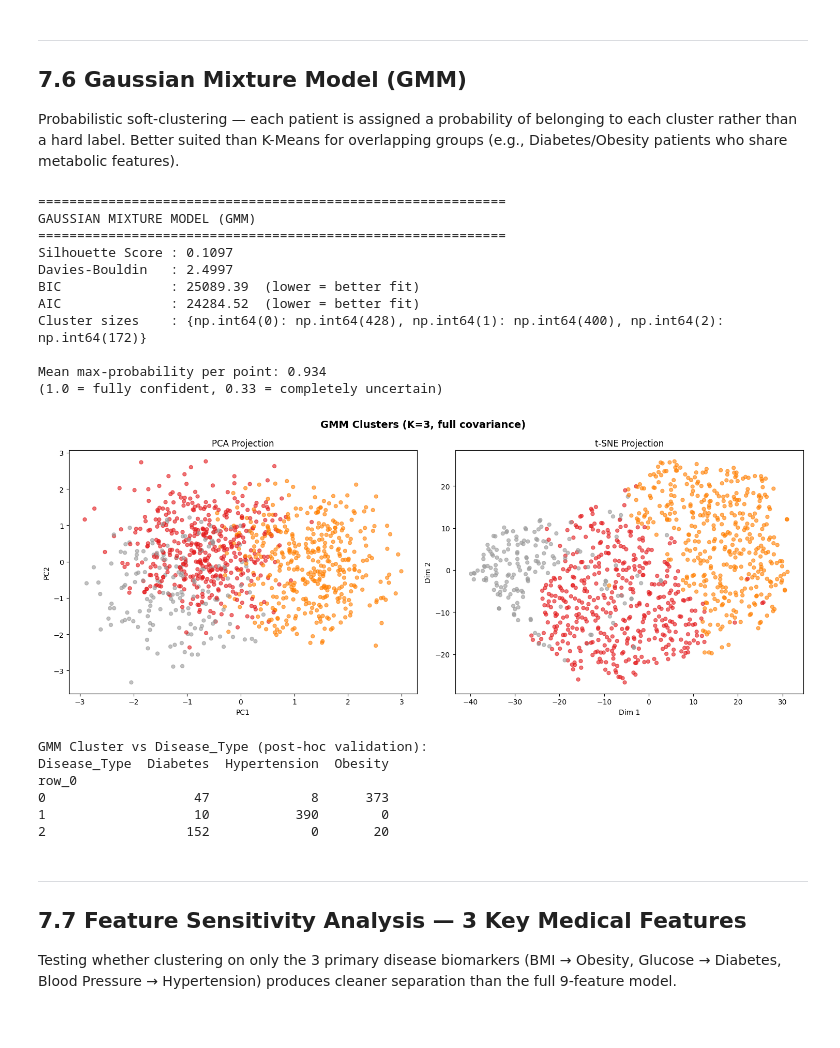
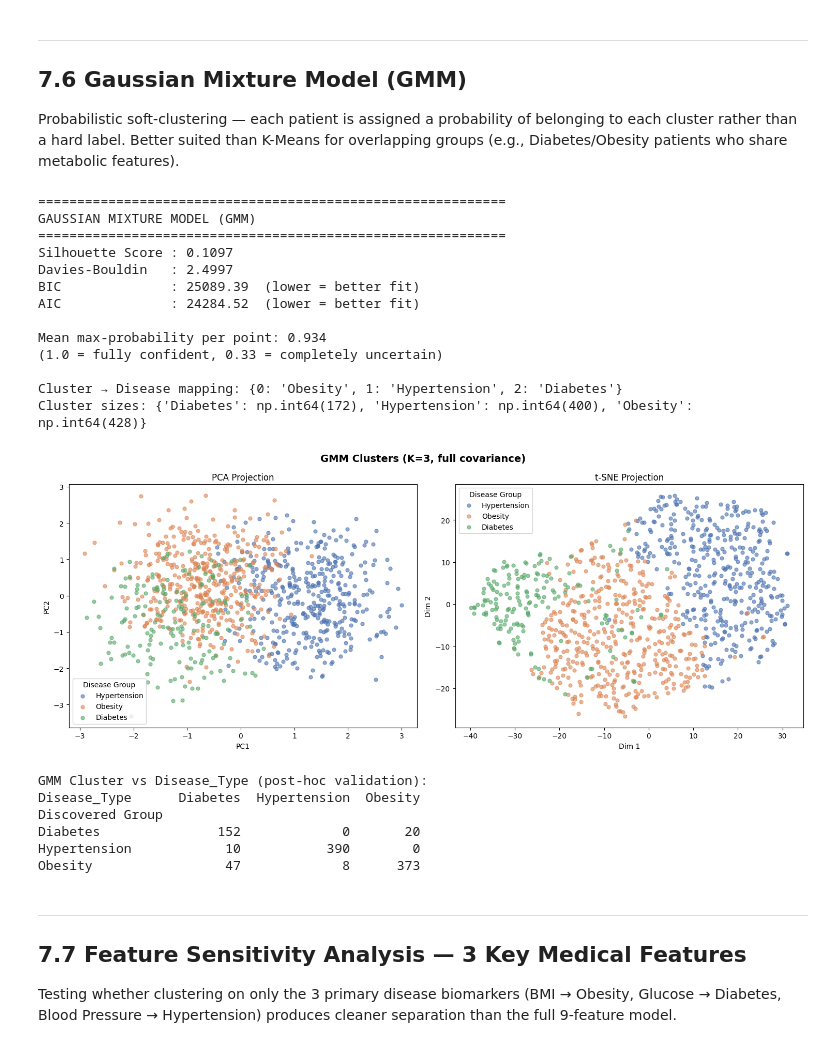
Before and after one commit to Fahad-Nawar/Dietary-analysis, a Jupyter notebook: dietary_analysis.ipynb, the cells around one changed output. Cells and saved outputs as stored; diff of their text form; code cells hidden in the pictures.

```diff
--- a/dietary_analysis.ipynb
+++ b/dietary_analysis.ipynb
@@ -500,52 +524,63 @@ dbi_gmm = davies_bouldin_score(X_scaled, gmm_labels)
 print(f"Silhouette Score : {sil_gmm:.4f}")
 print(f"Davies-Bouldin   : {dbi_gmm:.4f}")
 print(f"BIC              : {gmm.bic(X_scaled):.2f}  (lower = better fit)")
 print(f"AIC              : {gmm.aic(X_scaled):.2f}  (lower = better fit)")
-print(f"Cluster sizes    : {dict(zip(*np.unique(gmm_labels, return_counts=True)))}")
 
-# Probabilities — how confident is the model?
 probs = gmm.predict_proba(X_scaled)
 print(f"\nMean max-probability per point: {probs.max(axis=1).mean():.3f}")
 print("(1.0 = fully confident, 0.33 = completely uncertain)")
 
-# Visualize
+# Map cluster numbers → disease names
+ct_gmm   = pd.crosstab(gmm_labels, labels_disease)
+gmm_map  = {c: ct_gmm.loc[c].idxmax() for c in ct_gmm.index}
+gmm_named = pd.Series(gmm_labels).map(gmm_map).values
+print(f"\nCluster → Disease mapping: {gmm_map}")
+print(f"Cluster sizes: {dict(zip(*np.unique(gmm_named, return_counts=True)))}")
+
+disease_colors = {"Hypertension": "#4C72B0", "Obesity": "#DD8452", "Diabetes": "#55A868"}
+
 fig, axes = plt.subplots(1, 2, figsize=(15, 6))
 fig.suptitle(f"GMM Clusters (K={best_k}, full covariance)", fontsize=14, fontweight="bold")
 
-axes[0].scatter(X_pca[:, 0], X_pca[:, 1],
-                c=gmm_labels, cmap="Set1", alpha=0.6, s=25)
-axes[0].set_title("PCA Projection"); axes[0].set_xlabel("PC1"); axes[0].set_ylabel("PC2")
+for disease, color in disease_colors.items():
+    mask = gmm_named == disease
+    axes[0].scatter(X_pca[mask, 0], X_pca[mask, 1],
+                    c=color, label=disease, alpha=0.6, s=25)
+    axes[1].scatter(X_tsne[mask, 0], X_tsne[mask, 1],
+                    c=color, label=disease, alpha=0.6, s=25)
 
-axes[1].scatter(X_tsne[:, 0], X_tsne[:, 1],
-                c=gmm_labels, cmap="Set1", alpha=0.6, s=25)
-axes[1].set_title("t-SNE Projection"); axes[1].set_xlabel("Dim 1"); axes[1].set_ylabel("Dim 2")
+for ax, title in zip(axes, ["PCA Projection", "t-SNE Projection"]):
+    ax.set_title(title); ax.legend(title="Disease Group")
+axes[0].set_xlabel("PC1"); axes[0].set_ylabel("PC2")
+axes[1].set_xlabel("Dim 1"); axes[1].set_ylabel("Dim 2")
 
 plt.tight_layout()
 plt.savefig("gmm_clusters.png", dpi=150)
 plt.show()
 
-# Validation against Disease_Type
 print("\nGMM Cluster vs Disease_Type (post-hoc validation):")
-print(pd.crosstab(gmm_labels, labels_disease))
+print(pd.crosstab(gmm_named, labels_disease, rownames=["Discovered Group"]))
 # %% [output]
 ============================================================
 GAUSSIAN MIXTURE MODEL (GMM)
 ============================================================
 Silhouette Score : 0.1097
 Davies-Bouldin   : 2.4997
 BIC              : 25089.39  (lower = better fit)
 AIC              : 24284.52  (lower = better fit)
-Cluster sizes    : {np.int64(0): np.int64(428), np.int64(1): np.int64(400), np.int64(2): np.int64(172)}
 
 Mean max-probability per point: 0.934
 (1.0 = fully confident, 0.33 = completely uncertain)
+
+Cluster → Disease mapping: {0: 'Obesity', 1: 'Hypertension', 2: 'Diabetes'}
+Cluster sizes: {'Diabetes': np.int64(172), 'Hypertension': np.int64(400), 'Obesity': np.int64(428)}
-[figure, old version]
+[figure, new version]
 GMM Cluster vs Disease_Type (post-hoc validation):
-Disease_Type  Diabetes  Hypertension  Obesity
-row_0
-0                   47             8      373
-1                   10           390        0
-2                  152             0       20
+Disease_Type      Diabetes  Hypertension  Obesity
+Discovered Group
+Diabetes               152             0       20
+Hypertension            10           390        0
+Obesity                 47             8      373
 # %% [markdown]
 ---
 ## 7.7 Feature Sensitivity Analysis — 3 Key Medical Features
```
Also changed, not shown: parts of 4 cells of this notebook, 5 other files.
